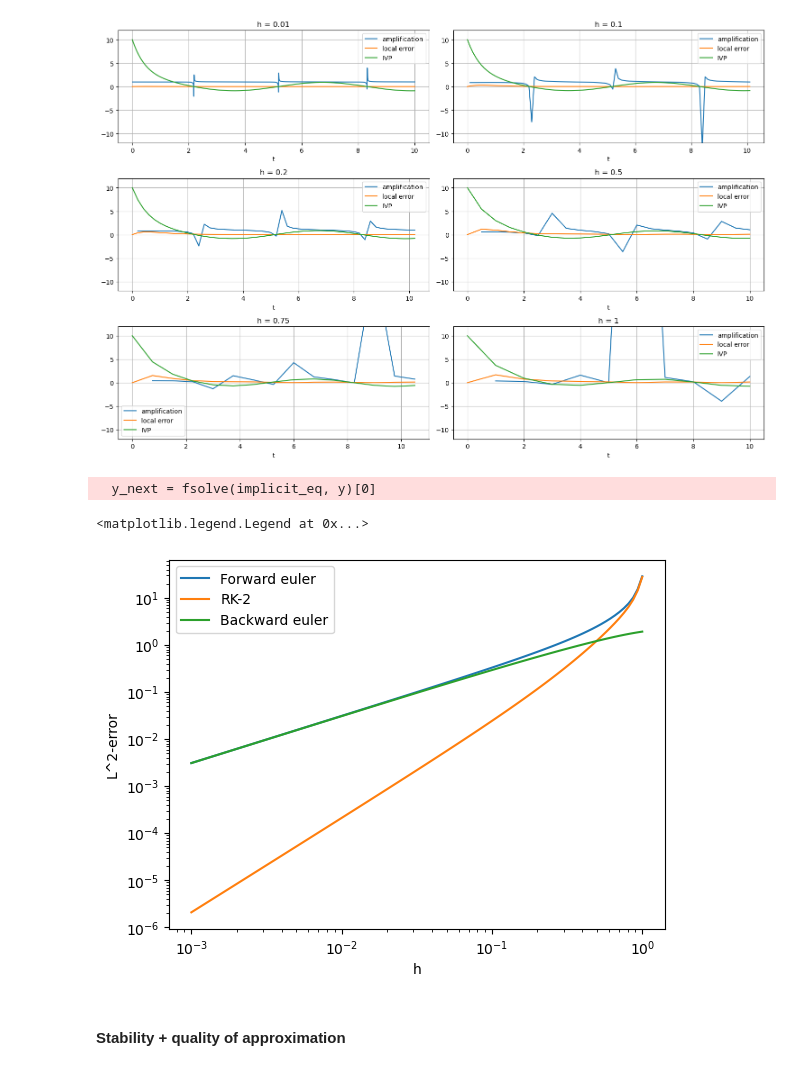
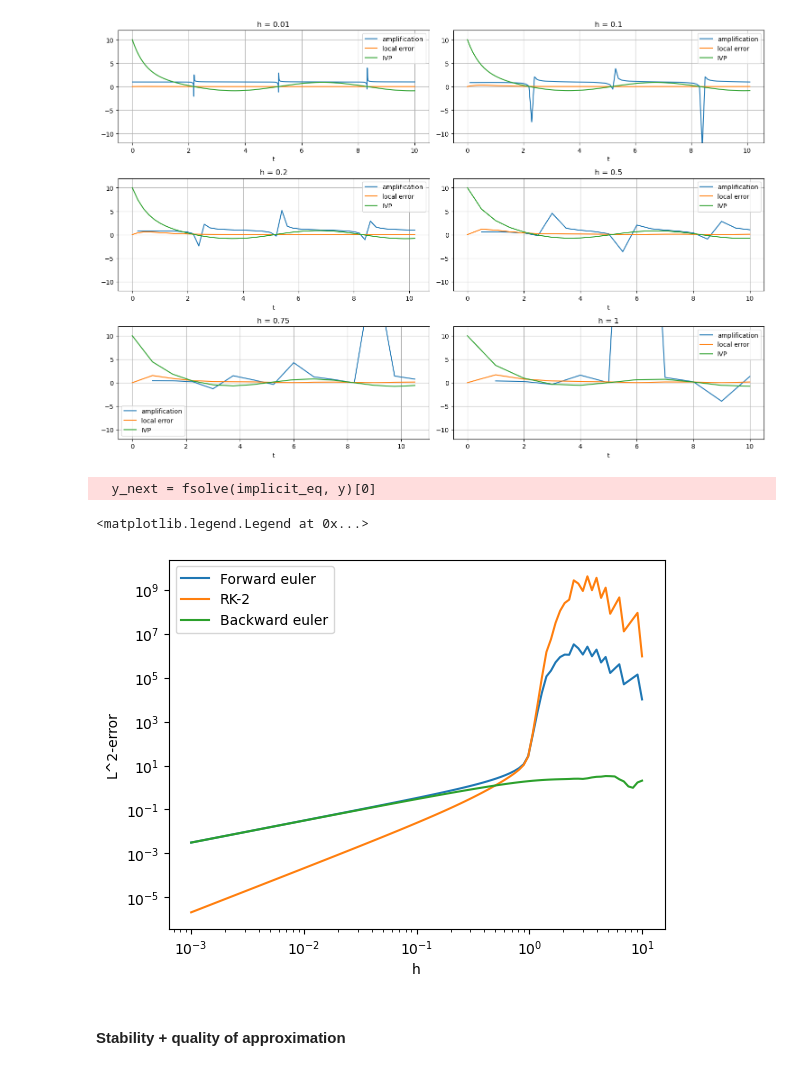
Before and after one commit to VogelBenjamin/Integration-of-Stiff-ODEs, a Jupyter notebook: Integration of stiff ODE-Curtis_Hirschfelder.ipynb, the cells around one changed output. Drawn from its saved outputs; the diff is of its cells as text; code cells hidden in the pictures.

```diff
--- a/Integration of stiff ODE-Curtis_Hirschfelder.ipynb
+++ b/Integration of stiff ODE-Curtis_Hirschfelder.ipynb
@@ -179,7 +212,7 @@ def plot_discretization_error(f,true_behaviour,y_init,time,six_time_steps=[0.01,
 #
 
 def convergence_plot(f,true_behaviour,y_init,time,method=forward_euler):
-    h_log_space = np.logspace(-3,0,100)
+    h_log_space = np.logspace(-3,1,100)
     g_err = []
     for h in h_log_space:
         ts,vs = IVP(f,y_init,h,time,method)
@@ -252,15 +285,15 @@ plot_discretization_error(m,exact_solution,10,10,method=backward_euler)
   y_next = fsolve(implicit_eq, y)[0]
 [figure]
 # %%
-convergence_plot(m,exact_solution,10,10,method=forward_euler)
-convergence_plot(m,exact_solution,10,10,method=explicit_RK_2)
-convergence_plot(m,exact_solution,10,10,method=backward_euler)
+convergence_plot(m,exact_solution,10,20,method=forward_euler)
+convergence_plot(m,exact_solution,10,20,method=explicit_RK_2)
+convergence_plot(m,exact_solution,10,20,method=backward_euler)
 plt.grid()
 plt.legend(["Forward euler","RK-2","Backward euler"])
 # %% [output]
   y_next = fsolve(implicit_eq, y)[0]
 <matplotlib.legend.Legend at 0x...>
-[figure, old version]
+[figure, new version]
 # %% [markdown]
 #### Stability + quality of approximation
 # %% [markdown]
```
Also changed, not shown: parts of 12 cells of this notebook.
